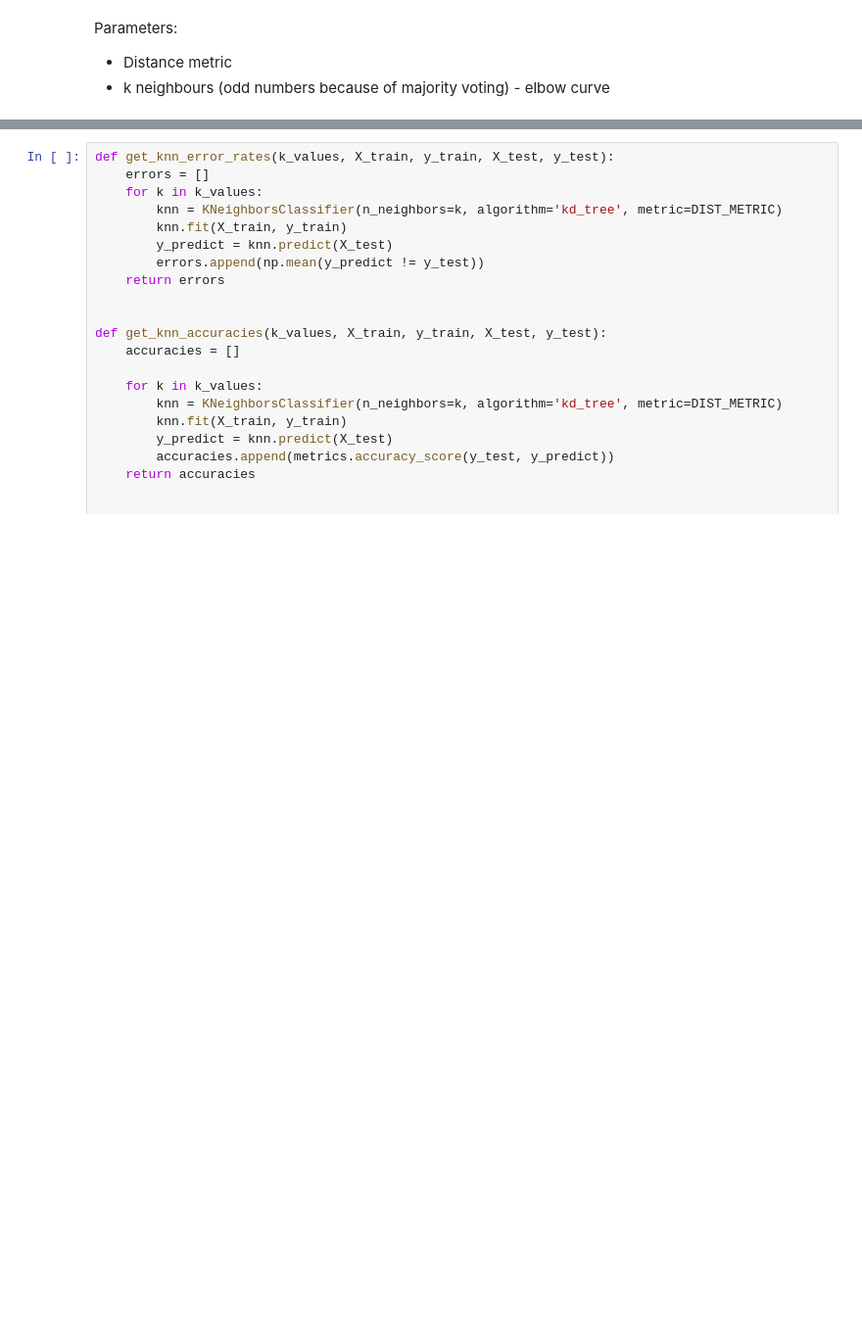
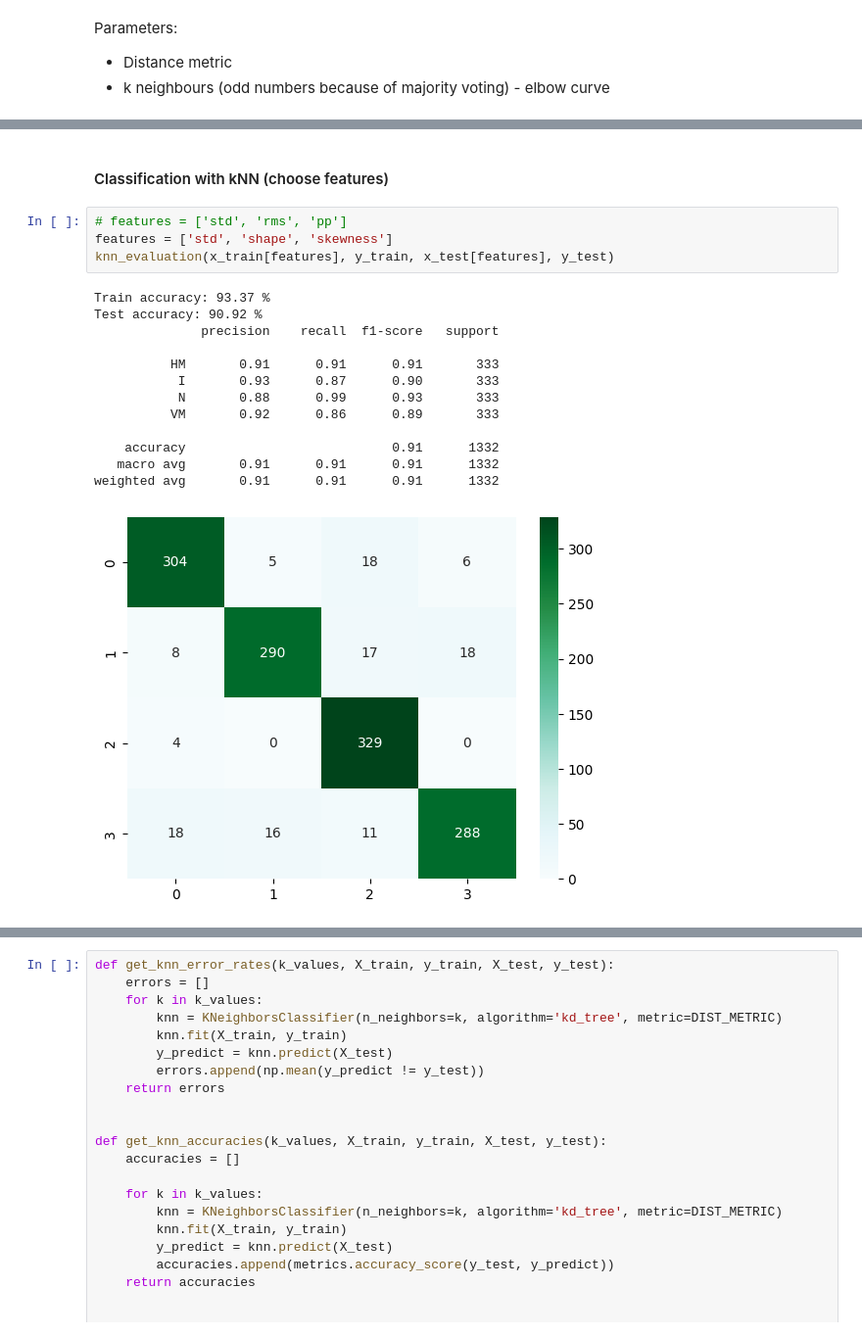
Before and after one commit to etakerim/masters-thesis, a Jupyter notebook: notebooks/Models-Batch/kNN.ipynb, the cells around one changed output, grey strips where cells are left out. Shown: that part at 98% size. Cells and saved outputs as stored; diff of their text form; blank space fills up the shorter version.

```diff
--- a/notebooks/Models-Batch/kNN.ipynb
+++ b/notebooks/Models-Batch/kNN.ipynb
@@ -97,0 +145,20 @@ print(metrics.classification_report(y_test, y_predict_test))
+# %% [markdown]
+#### Classification with kNN (choose features)
+# %%
+# features = ['std', 'rms', 'pp']
+features = ['std', 'shape', 'skewness']
+knn_evaluation(x_train[features], y_train, x_test[features], y_test)
+# %% [output]
+Train accuracy: 93.37 %
+Test accuracy: 90.92 %
+              precision    recall  f1-score   support
+
+          HM       0.91      0.91      0.91       333
+           I       0.93      0.87      0.90       333
+           N       0.88      0.99      0.93       333
+          VM       0.92      0.86      0.89       333
+
+    accuracy                           0.91      1332
+   macro avg       0.91      0.91      0.91      1332
+weighted avg       0.91      0.91      0.91      1332
+[figure, added]
```
Also changed, not shown: parts of 34 cells of this notebook, 4 other files.
